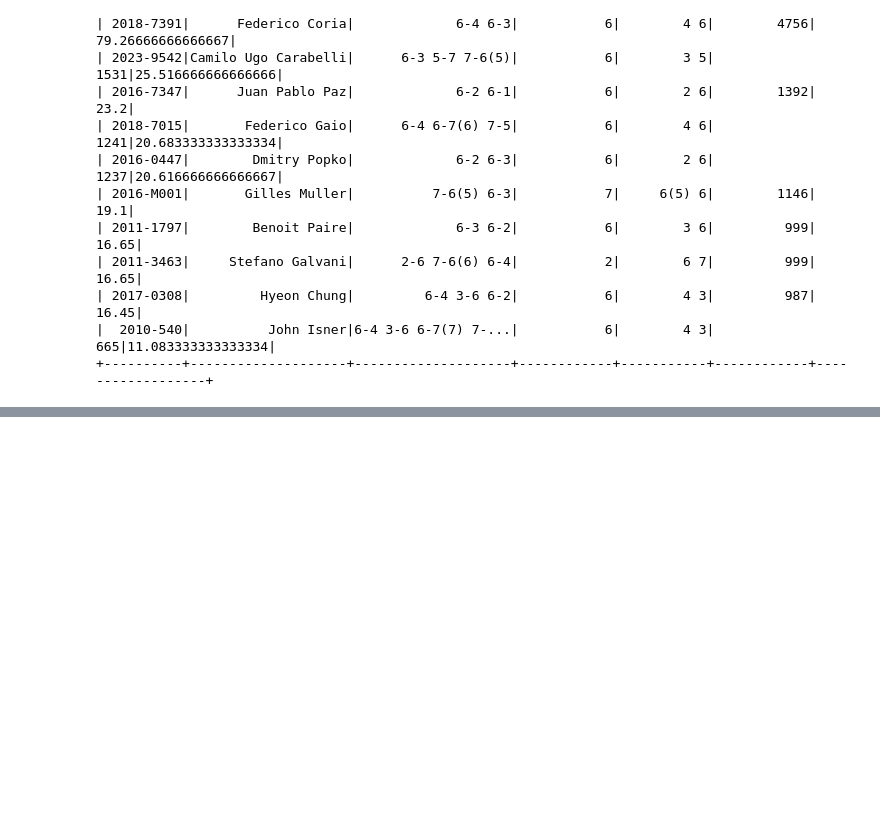
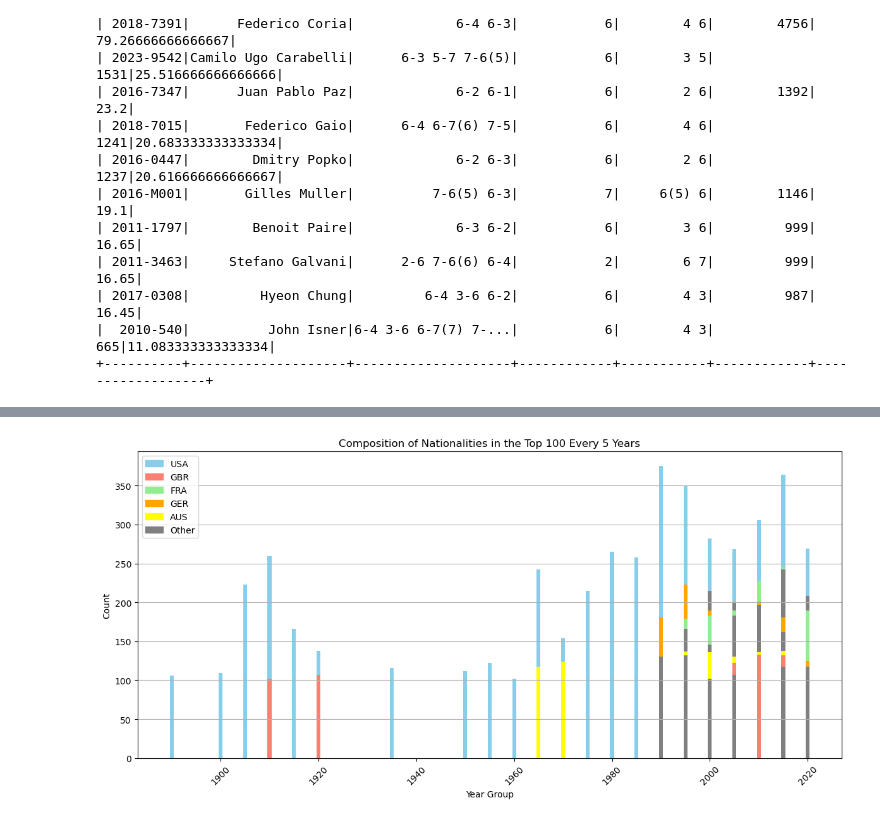
Before and after one commit to joao-oak/Big-Data-Spark, a Jupyter notebook: tennis_queries_Lara_Bea_2.ipynb, the cells around one changed output, grey strips where cells are left out. Saved outputs shown, nothing was run; the diff lists cells and outputs as text; code cells hidden in the pictures; blank space fills up the shorter version.

```diff
--- a/tennis_queries_Lara_Bea.ipynb
+++ b/tennis_queries_Lara_Bea_2.ipynb
@@ -1040,0 +1179,24 @@ top_longest_games.show()
+# %%
+# Drop rows with missing or invalid values in the 'winner_nationality' column
+top_100_nationalities_pandas = top_100_nationalities_pandas.dropna(subset=['winner_nationality'])
+
+color_map = {'USA': 'skyblue', 'GBR': 'salmon', 'FRA': 'lightgreen', 'GER': 'orange', 'AUS': 'yellow'}
+
+plt.figure(figsize=(12, 6))
+bars = plt.bar(top_100_nationalities_pandas['year_group'], top_100_nationalities_pandas['count'],
+               color=top_100_nationalities_pandas['winner_nationality'].map(color_map, na_action='ignore').fillna('grey'))
+plt.title('Composition of Nationalities in the Top 100 Every 5 Years')
+plt.xlabel('Year Group')
+plt.ylabel('Count')
+plt.xticks(rotation=45)
+plt.grid(axis='y')
+
+legend_labels = [plt.Rectangle((0,0),1,1, color=color) for color in color_map.values()]
+legend_labels.append(plt.Rectangle((0,0),1,1, color='grey'))
+color_map['Other'] = 'grey'
+plt.legend(legend_labels, list(color_map.keys()) + ['Other'], loc='upper left')
+
+plt.tight_layout()
+plt.show()
+# %% [output]
+[figure, added]
```
Also changed, not shown: parts of 34 cells of this notebook.
